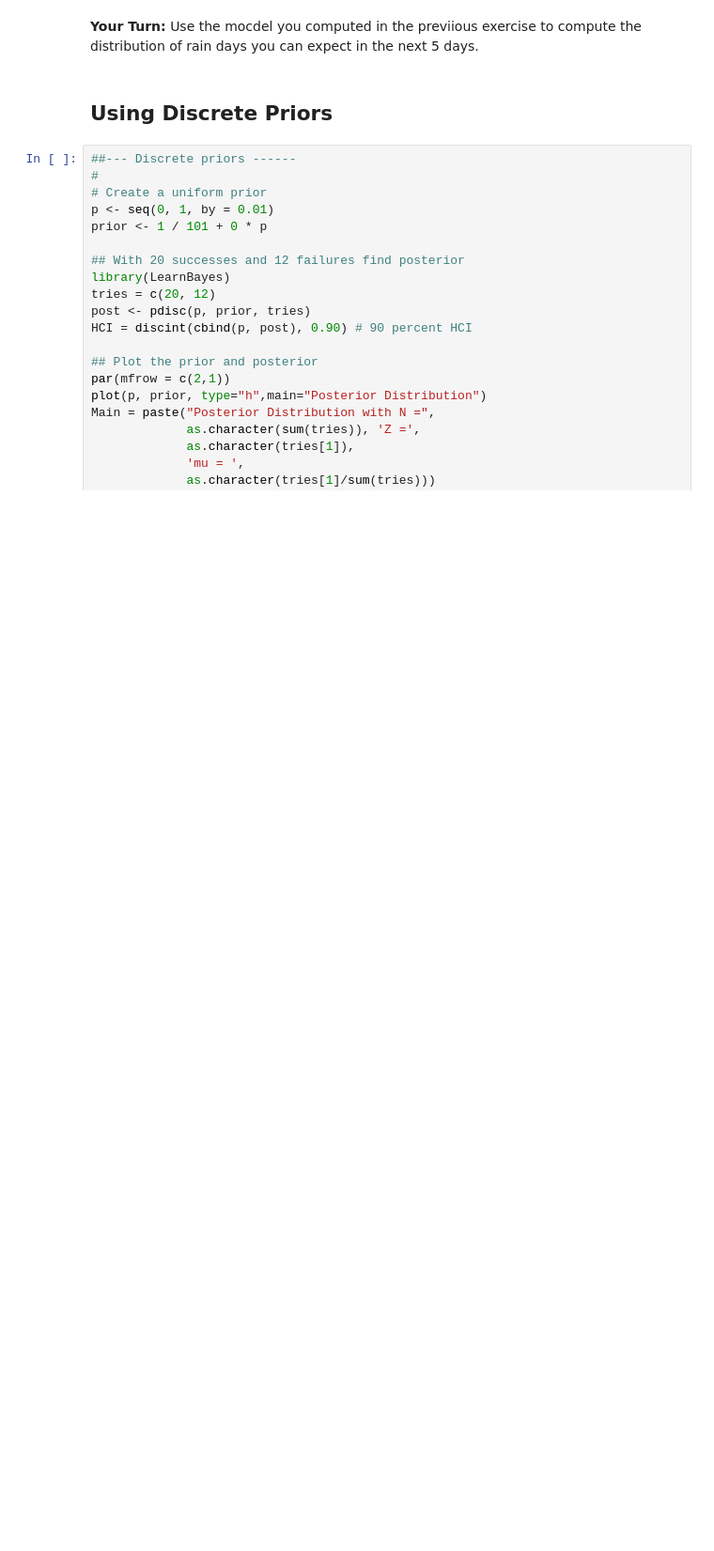
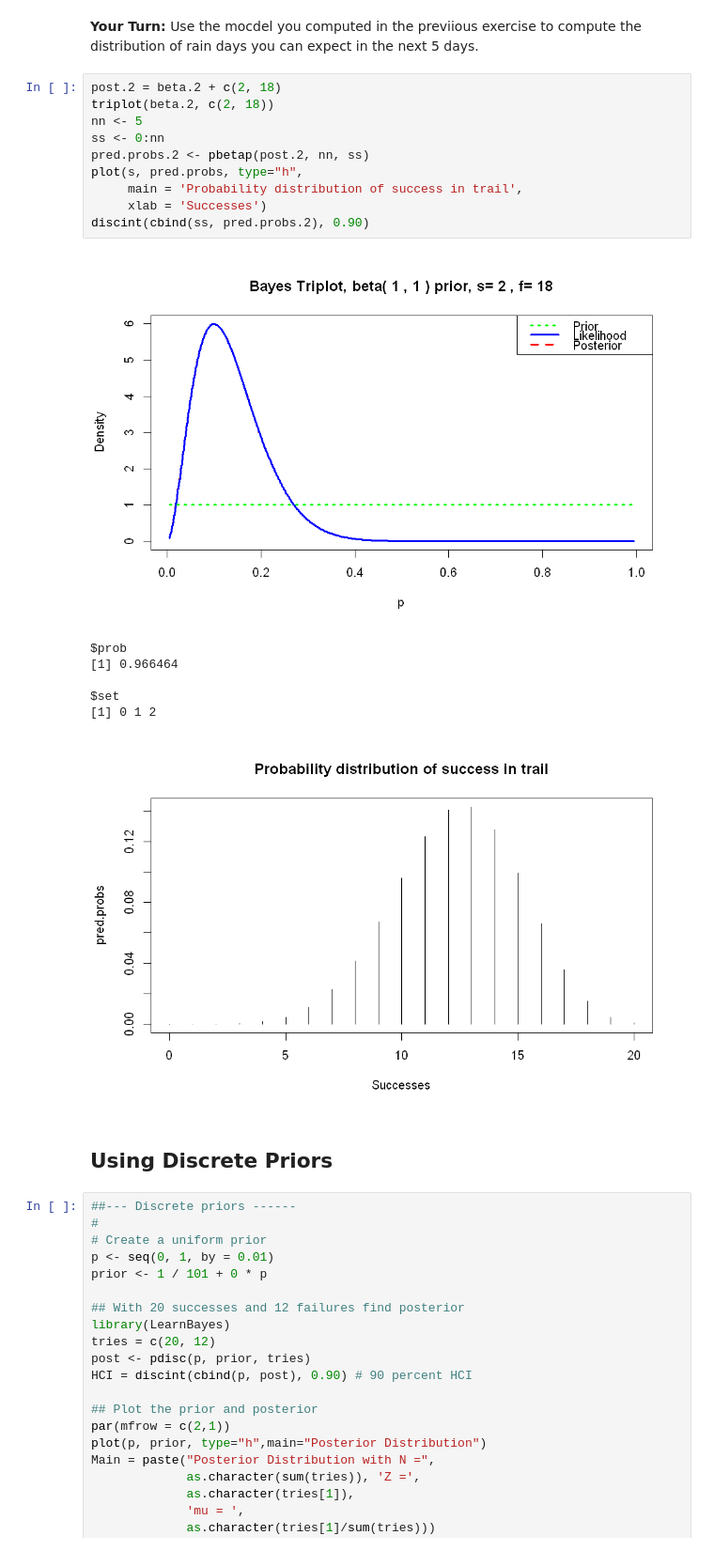
Before and after one commit to StephenElston/DataScience350, a Jupyter notebook: Lecture5/IntroductionToBayes.ipynb, the cells around one changed output. Shown at 94% size. Saved outputs shown, nothing was run; the diff lists cells and outputs as text; blank space fills up the shorter version.

```diff
--- a/Lecture5/IntroductionToBayes.ipynb
+++ b/Lecture5/IntroductionToBayes.ipynb
@@ -405,5 +427,23 @@ discint(cbind(s, pred.probs), 0.90)
 # %% [markdown]
 **Your Turn:** Use the mocdel you computed in the previious exercise to compute the distribution of rain days you can expect in the next 5 days.
+# %%
+post.2 = beta.2 + c(2, 18)
+triplot(beta.2, c(2, 18))
+nn <- 5
+ss <- 0:nn
+pred.probs.2 <- pbetap(post.2, nn, ss)
+plot(s, pred.probs, type="h",
+     main = 'Probability distribution of success in trail',
+     xlab = 'Successes')
+discint(cbind(ss, pred.probs.2), 0.90)
+# %% [output]
+[figure, added]
+$prob
+[1] 0.966464
+
+$set
+[1] 0 1 2
+[figure, added]
 # %% [markdown]
 ## Using Discrete Priors
 # %%
```
Also changed, not shown: parts of 7 cells of this notebook.
